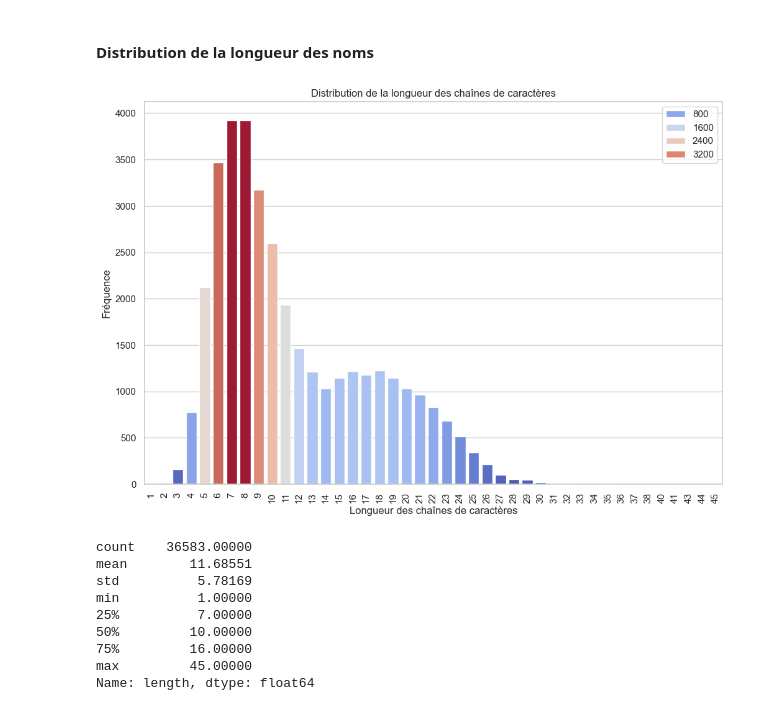
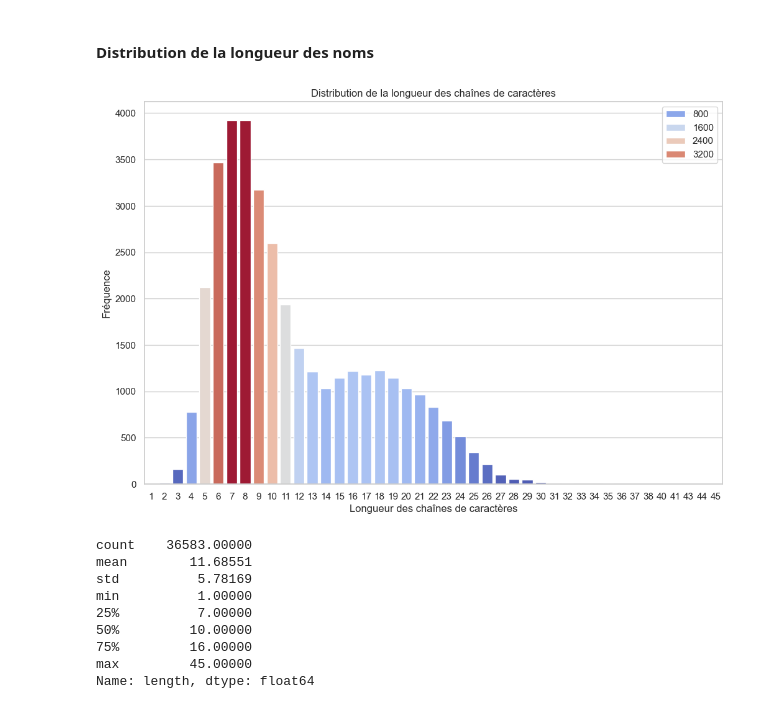
Before and after one commit to nicolasguillard/workshop_cs_202503, a Jupyter notebook: workshop_part_1__solutions.ipynb, the cells around one changed output. Drawn from its saved outputs; the diff is of its cells as text; code cells hidden in the pictures.

```diff
--- a/workshop_part_1__solutions.ipynb
+++ b/workshop_part_1__solutions.ipynb
@@ -152,21 +164,20 @@ memory usage: 285.9+ KB
 # %%
 # Calculer la longueur des chaînes de caractères dans la colonne "nom"
 df['length'] = df['nom'].apply(len)
 
 # Afficher la distribution de la longueur des chaînes de caractères
 length_distribution = df['length'].value_counts().sort_index()
 #print(length_distribution)
 
 # Afficher la distribution sous forme d'un histogramme
 plt.figure(figsize=(12, 8))
 sns.barplot(x=length_distribution.index, y=length_distribution.values, hue=length_distribution.values, palette="coolwarm")
 plt.xlabel('Longueur des chaînes de caractères')
 plt.ylabel('Fréquence')
 plt.title('Distribution de la longueur des chaînes de caractères')
-plt.xticks(rotation=90)
 plt.show()
 # %% [output]
-[figure, old version]
+[figure, new version]
 # %%
 df['length'].describe()
 # %% [output]
```
Also changed, not shown: parts of 34 cells of this notebook, 1 other file.
